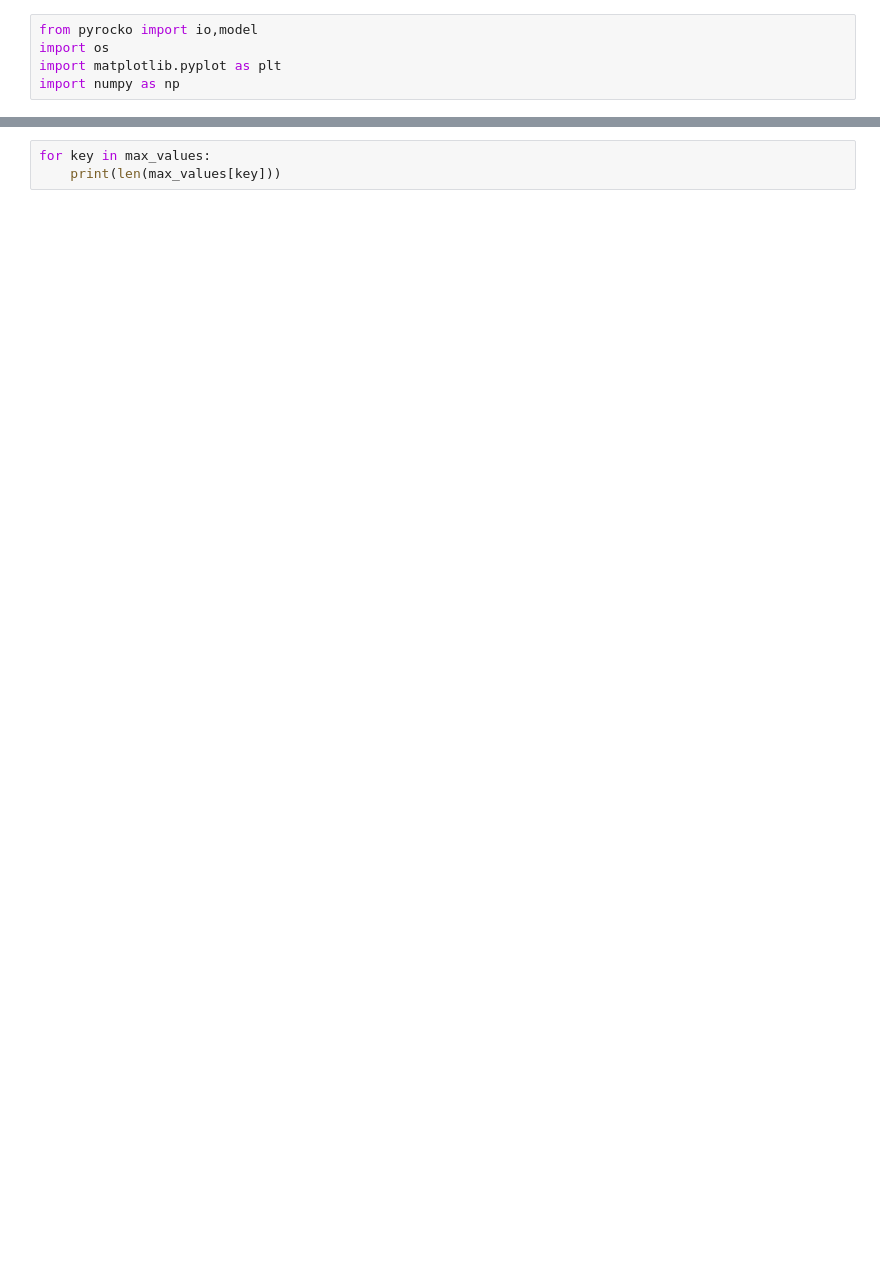
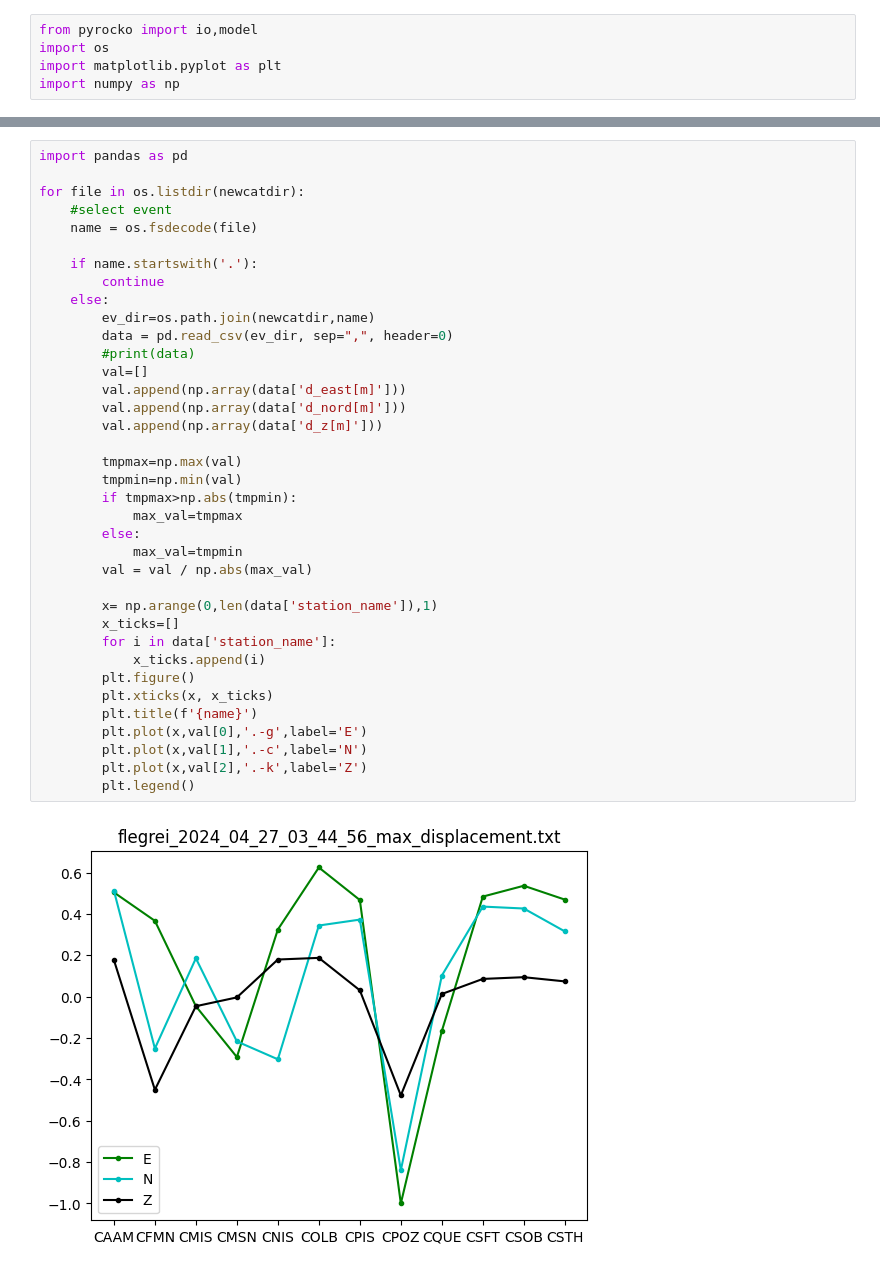
Before and after one commit to giacomorapagnani/CAMPI_FLEGREI_moment_tensor, a Jupyter notebook: codes/static_displacement.ipynb, the cells around one changed output, grey strips where cells are left out. Cells and saved outputs as stored; diff of their text form; blank space fills up the shorter version.

```diff
--- a/codes/static_displacement.ipynb
+++ b/codes/static_displacement.ipynb
@@ -110,3 +137,39 @@ len E : 60000, len N : 60001, len Z : 60001
-# %%
-for key in max_values:
-    print(len(max_values[key]))
+# %%
+import pandas as pd
+
+for file in os.listdir(newcatdir):
+    #select event
+    name = os.fsdecode(file)
+
+    if name.startswith('.'):
+        continue
+    else:
+        ev_dir=os.path.join(newcatdir,name)
+        data = pd.read_csv(ev_dir, sep=",", header=0)
+        #print(data)
+        val=[]
+        val.append(np.array(data['d_east[m]']))
+        val.append(np.array(data['d_nord[m]']))
+        val.append(np.array(data['d_z[m]']))
+
+        tmpmax=np.max(val)
+        tmpmin=np.min(val)
+        if tmpmax>np.abs(tmpmin):
+            max_val=tmpmax
+        else:
+            max_val=tmpmin
+        val = val / np.abs(max_val)
+
+        x= np.arange(0,len(data['station_name']),1)
+        x_ticks=[]
+        for i in data['station_name']:
+            x_ticks.append(i)
+        plt.figure()
+        plt.xticks(x, x_ticks)
+        plt.title(f'{name}')
+        plt.plot(x,val[0],'.-g',label='E')
+        plt.plot(x,val[1],'.-c',label='N')
+        plt.plot(x,val[2],'.-k',label='Z')
+        plt.legend()
+# %% [output]
+[figure, added]
```
Also changed, not shown: parts of 2 cells of this notebook, 24 other files.
